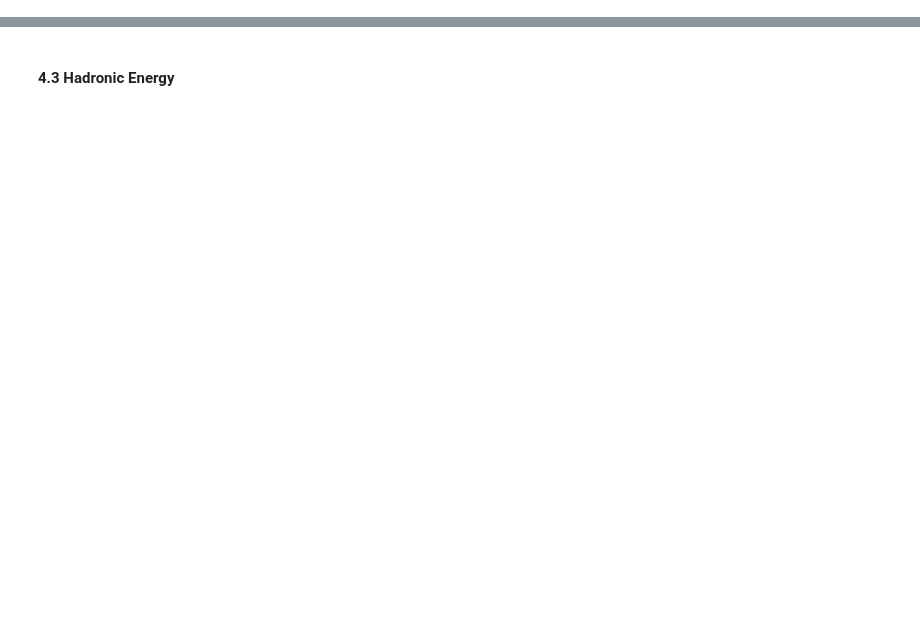
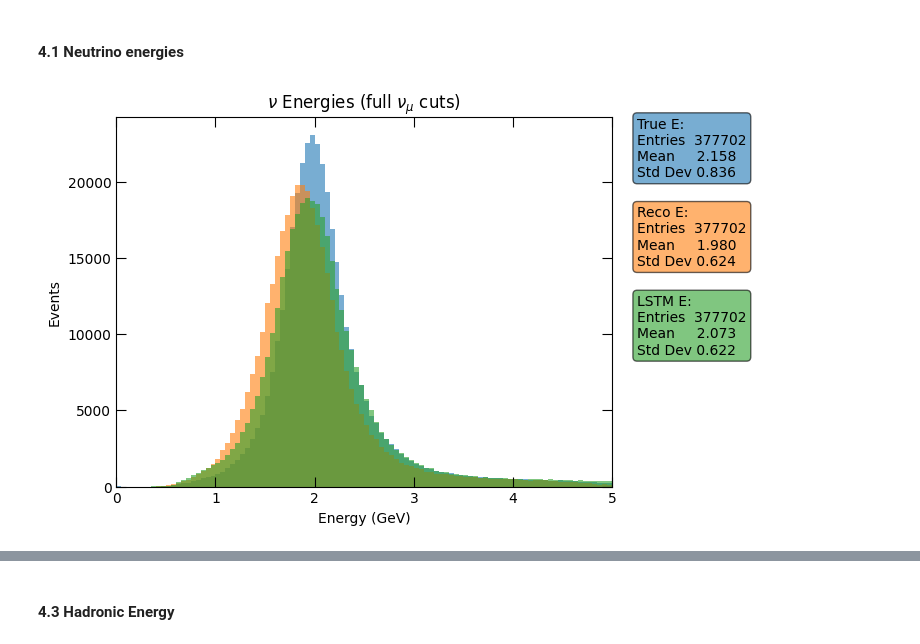
Before and after one commit to aditya-marathe/msci-project, a Jupyter notebook: src/notebooks/initial_analysis.ipynb, the cells around one changed output, grey strips where cells are left out. Drawn from its saved outputs; the diff is of its cells as text; code cells hidden in the pictures; blank space fills up the shorter version.

```diff
--- a/src/notebooks/initial_analysis.ipynb
+++ b/src/notebooks/initial_analysis.ipynb
@@ -1216,0 +282,2 @@ I am not sure if I have calculated this correctly in the cell above. When calcul
+# %% [markdown]
+#### 4.1 Neutrino energies
@@ -1216,0 +286,27 @@ I am not sure if I have calculated this correctly in the cell above. When calcul
+# %%
+fig, ax = plt.subplots()
+
+plot_info = draw_plot_info(ax)
+
+bins_conf = np.linspace(0, 5, 100 + 1)
+
+*_, bc = ax.hist(data_numu_passed['trueEnu'], bins=bins_conf, alpha=0.6)
+plot_info(data_numu_passed['trueEnu'], bc, 'True E')
+
+*_, bc = ax.hist(data_numu_passed['rec.energy.numu.E'], bins=bins_conf, alpha=0.6)
+plot_info(data_numu_passed['rec.energy.numu.E'], bc, 'Reco E')
+
+*_, bc = ax.hist(data_numu_passed['rec.energy.numu.lstmnu'], bins=bins_conf, alpha=0.6)
+plot_info(data_numu_passed['rec.energy.numu.lstmnu'], bc, 'LSTM E')
+
+ax.tick_params(axis='both', direction='in', top=True, right=True, size=7)
+ax.tick_params(axis='both', which='minor', direction='in', right=True, size=3.5)
+
+ax.set_xlim(0, 5)
+
+ax.set_title(r'$\nu$ Energies (full $\nu_\mu$ cuts)')
+
+ax.set_xlabel(r'Energy (GeV)')
+ax.set_ylabel(r'Events');
+# %% [output]
+[figure, added]
```
Also changed, not shown: parts of 121 cells of this notebook, 9 other files.
